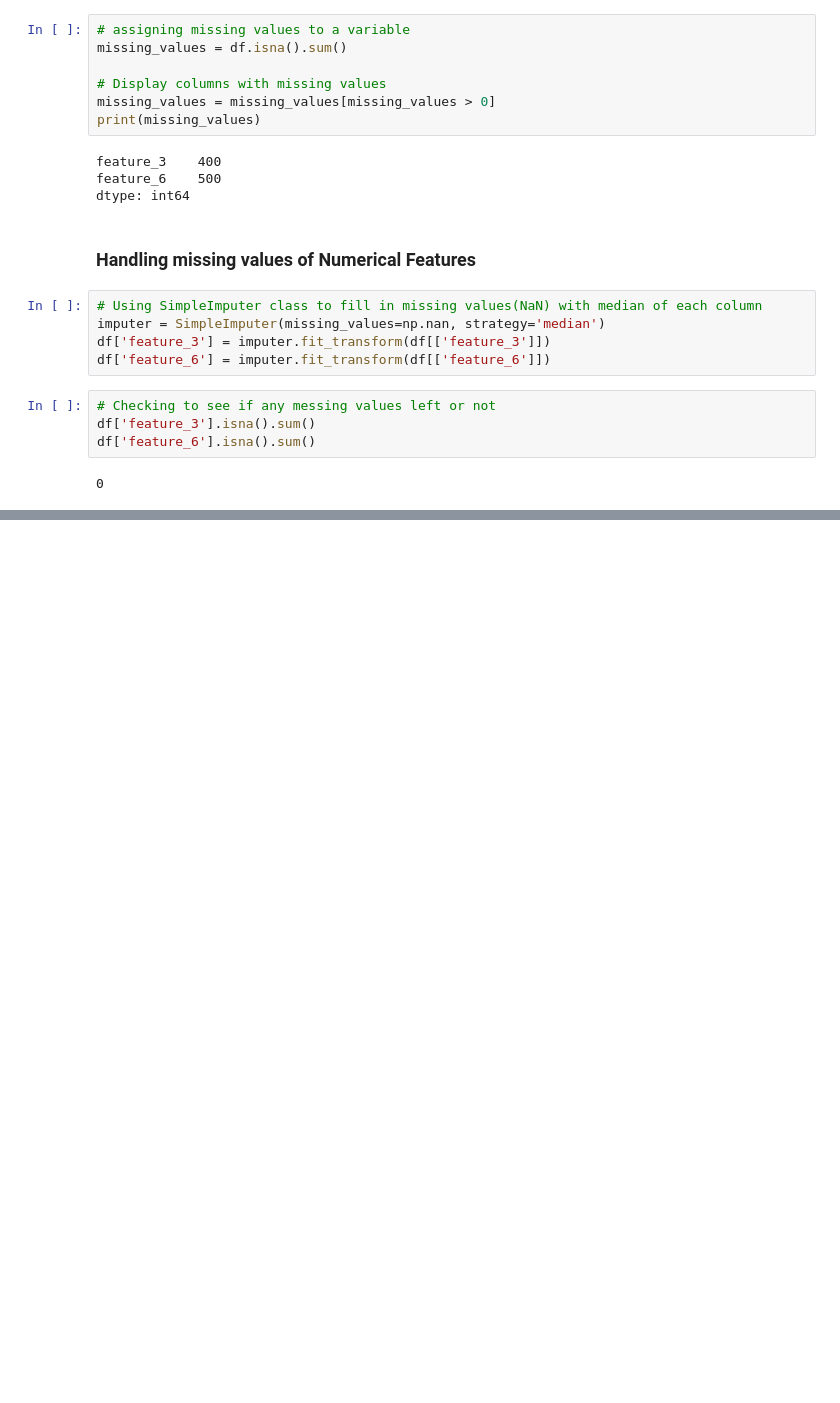
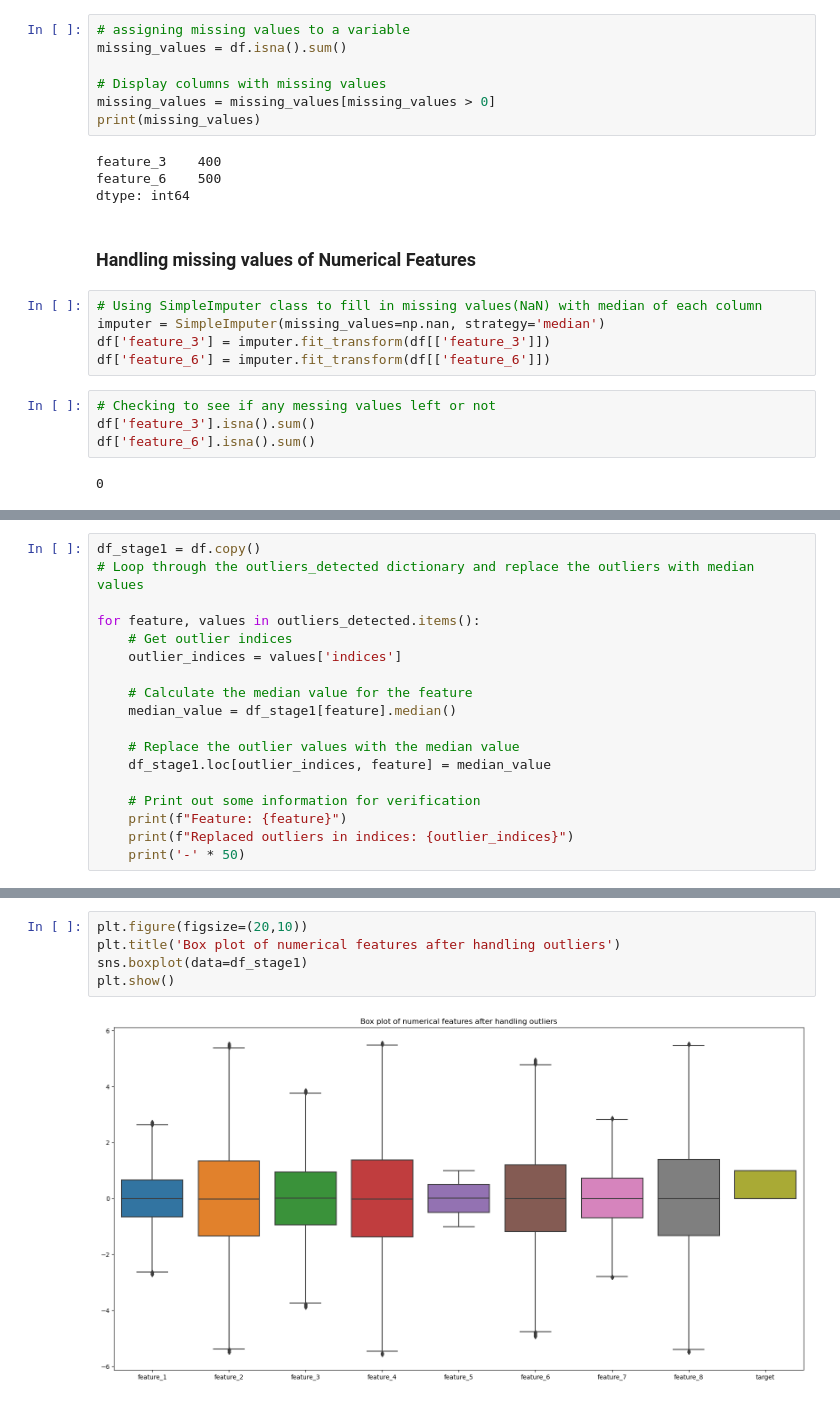
Before and after one commit to Montasir00/Ml_final_project, a Jupyter notebook: Final_Project.ipynb, the cells around one changed output, grey strips where cells are left out. Drawn from its saved outputs; the diff is of its cells as text; blank space fills up the shorter version.

```diff
--- a/Final_Project.ipynb
+++ b/Final_Project.ipynb
@@ -290,3 +293,21 @@ Number of outliers: 0
 Lower limit: -1.5, Upper limit: 2.5
 Outlier indices: []
 --------------------------------------------------
+# %%
+df_stage1 = df.copy()
+# Loop through the outliers_detected dictionary and replace the outliers with median values
+
+for feature, values in outliers_detected.items():
+    # Get outlier indices
+    outlier_indices = values['indices']
+
+    # Calculate the median value for the feature
+    median_value = df_stage1[feature].median()
+
+    # Replace the outlier values with the median value
+    df_stage1.loc[outlier_indices, feature] = median_value
+
+    # Print out some information for verification
+    print(f"Feature: {feature}")
+    print(f"Replaced outliers in indices: {outlier_indices}")
+    print('-' * 50)
@@ -292,0 +332,7 @@ Outlier indices: []
+# %%
+plt.figure(figsize=(20,10))
+plt.title('Box plot of numerical features after handling outliers')
+sns.boxplot(data=df_stage1)
+plt.show()
+# %% [output]
+[figure, added]
```
Also changed, not shown: parts of 15 cells of this notebook.
